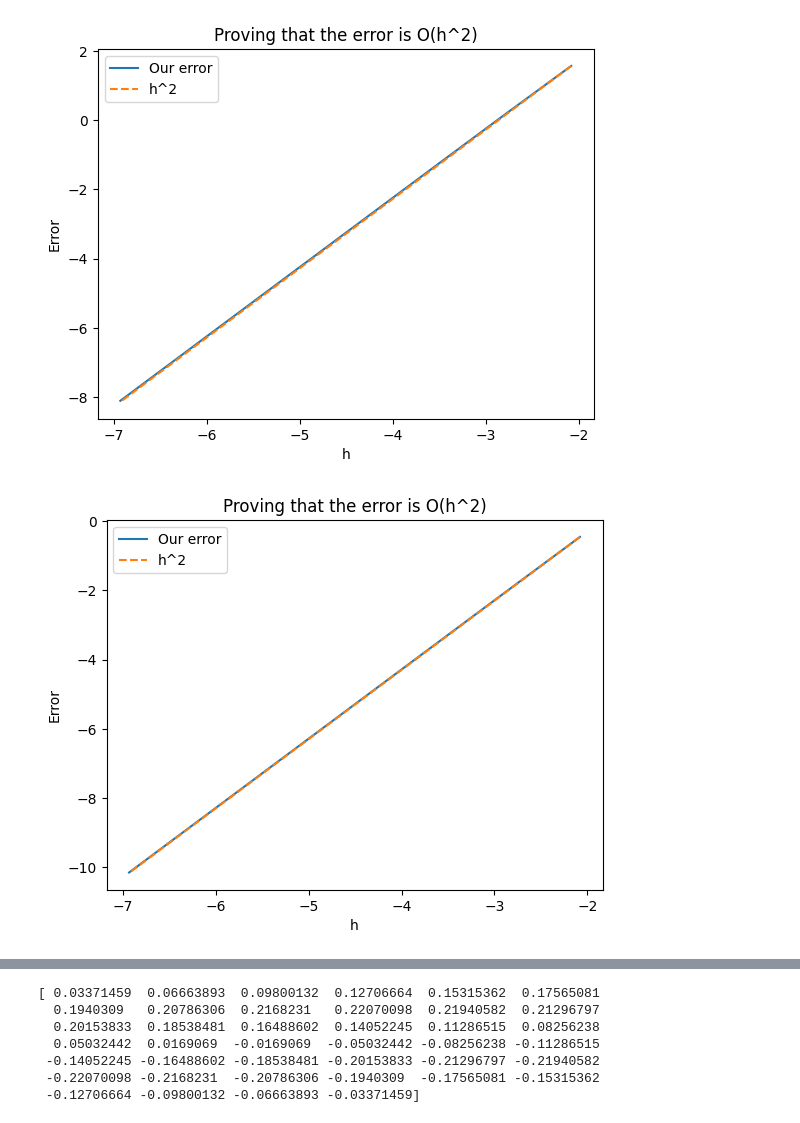
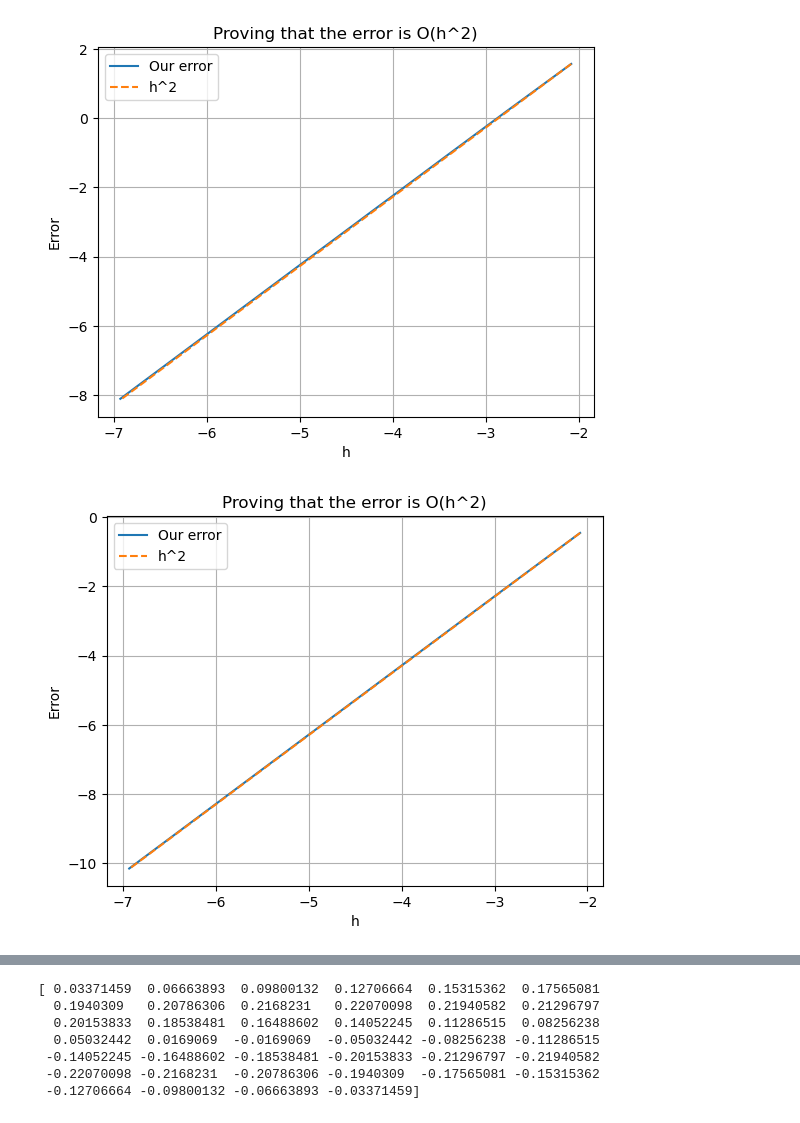
Before and after one commit to axelorrhede/Numerical-Methods-for-Differential-Equations, a Jupyter notebook: project2task2.ipynb, the cells around one changed output, grey strips where cells are left out. Cells and saved outputs as stored; diff of their text form; code cells hidden in the pictures.

```diff
--- a/project2task2.ipynb
+++ b/project2task2.ipynb
@@ -7,35 +7,31 @@ import scipy
 # %%
 Nvec = np.linspace(3,10,7).astype(int)
 Nvec = 2**Nvec
-print(Nvec)
 errorvec=[[],[],[]]
+hvec = 1/Nvec
 
 for N in Nvec:
-    T = np.eye(N)*(-2)
-    for i in range(N-1): #Denna for loopen  skapar T-matrisen. Kan skrivas mer effektivt.
-        T[i+1,i] = 1
-        T[i, i+1] = 1
+    first_row = np.zeros(N)
+    first_row[:2] = [-2, 1]
+    T = la.toeplitz(first_row)
     T[N-1,N-2] = 2
+    T = T/((1/N)**2)
 
-    T = T/((1/N)**2)
     eig = np.array(scipy.linalg.eigvals(T))
-
-    eig = eig[eig <= 0]
     eig = np.sort(eig)
     caleig = eig[-3:]
     trueeig = [-(math.pi*5/2)**2, -(math.pi*3/2)**2,-(math.pi*1/2)**2 ]
-    errorvec[0].append(np.abs(caleig[0]-trueeig[0]))
-    errorvec[1].append(np.abs(caleig[1]-trueeig[1]))
-    errorvec[2].append(np.abs(caleig[2]-trueeig[2]))
 
+    for i in range(len(errorvec)):
+         errorvec[i].append(np.abs(caleig[i]-trueeig[i]))
 
 for i in range(3):
-    plt.figure()
     plt.plot(np.log(hvec), np.log(errorvec[i]))
     plt.plot(np.log(hvec), 2*np.log(hvec) + np.log(errorvec[i][0])-2*np.log(hvec[0]), '--')
     plt.xlabel('h')
     plt.ylabel('Error')
     plt.legend(['Our error', 'h^2'])
     plt.title('Proving that the error is O(h^2)')
+    plt.grid()
     plt.show()
 # %% [output]
@@ -59,2 +38,2 @@ for i in range(3):
-[figure, old version]
+[figure, new version]
-[figure, old version]
+[figure, new version]
```
Also changed, not shown: parts of 1 cell of this notebook.
